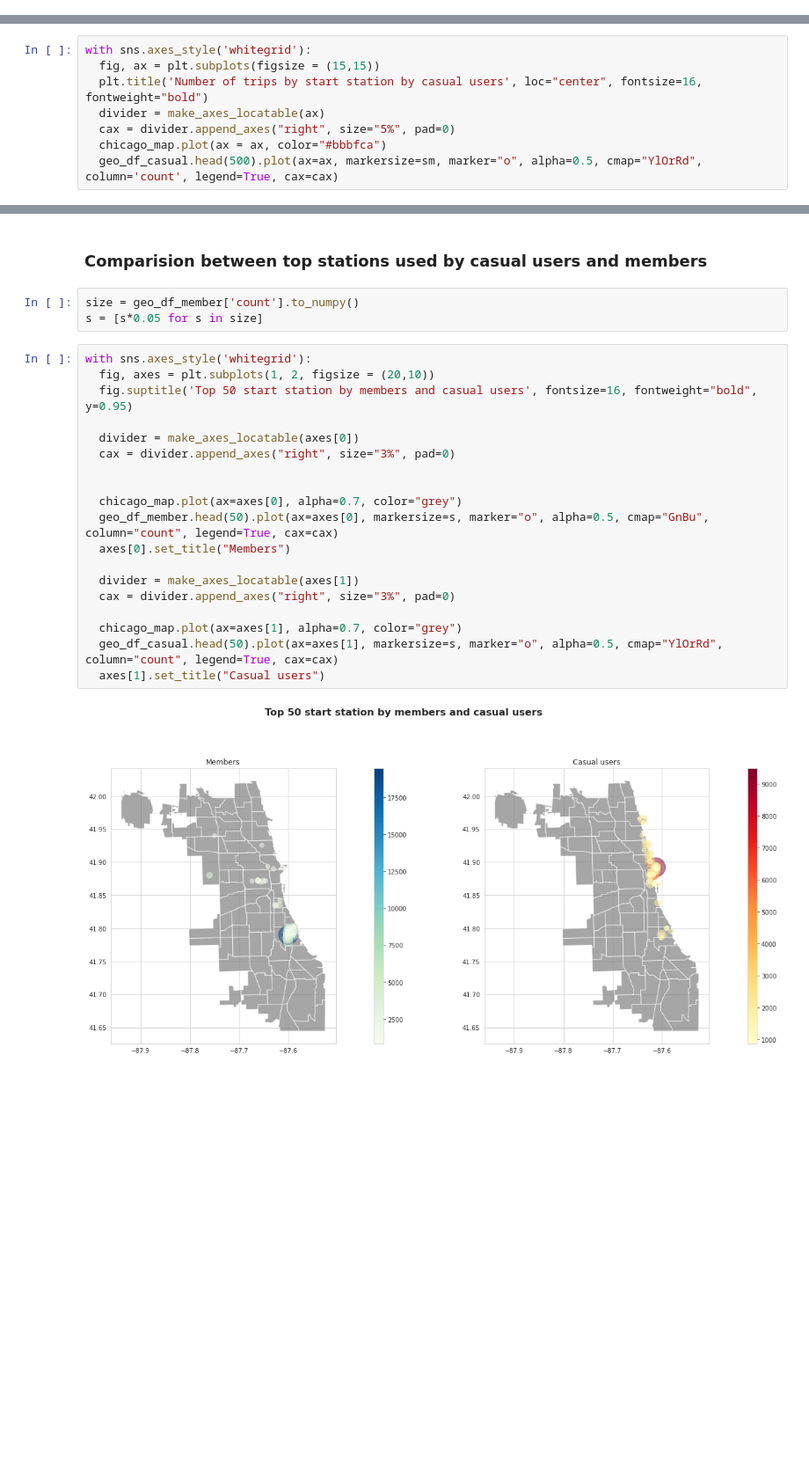
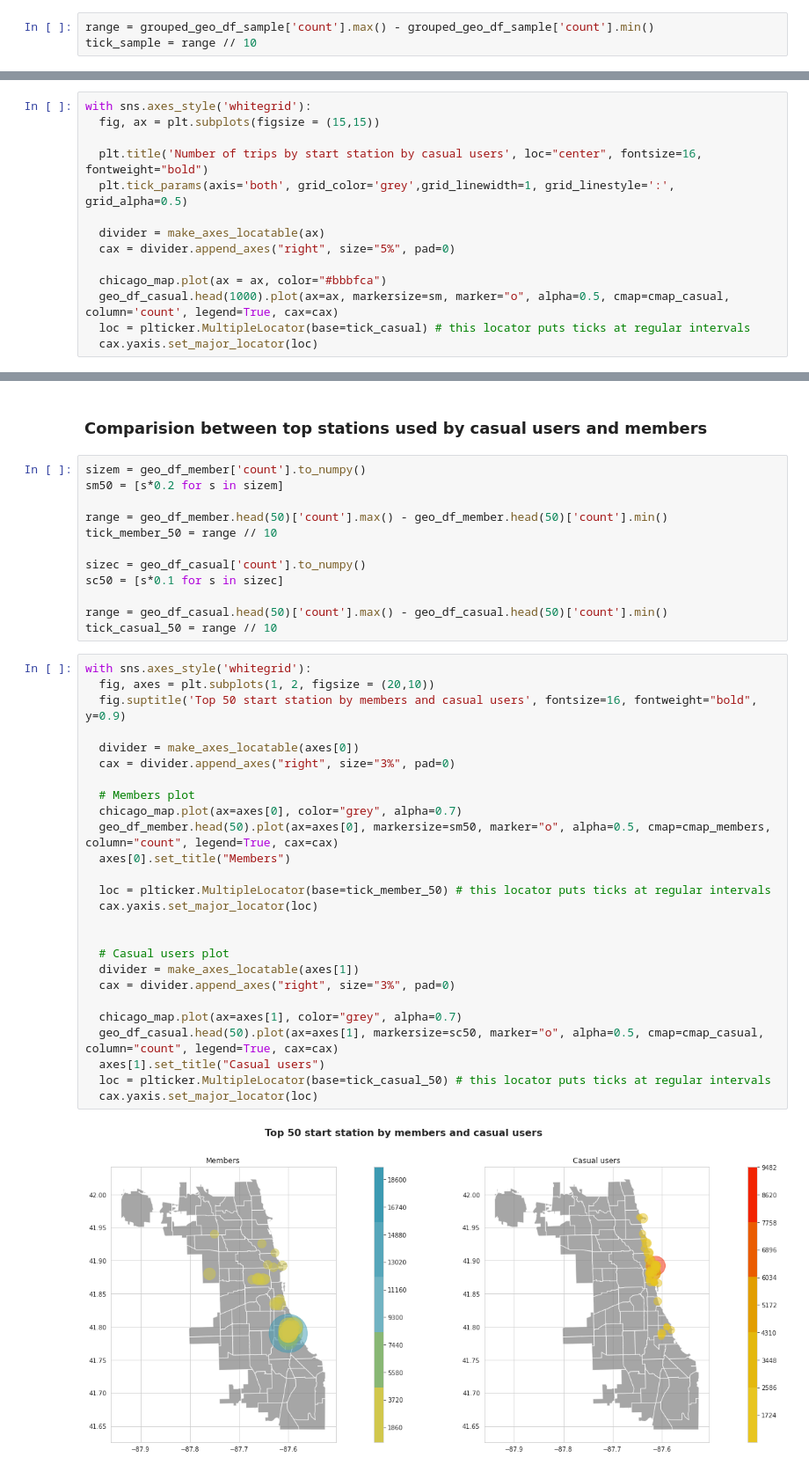
Before and after one commit to anamilanezi/google-data-analytics, a Jupyter notebook: Sample_LatLong.ipynb, the cells around one changed output, grey strips where cells are left out. Shown at 88% size. Saved outputs shown, nothing was run; the diff lists cells and outputs as text; blank space fills up the shorter version.

```diff
--- a/Sample_LatLong.ipynb
+++ b/Sample_LatLong.ipynb
@@ -547,6 +520,9 @@ gs = [Point(x) for x in grouped_big_sample['start_lng_lat']]
 grouped_geo_df_sample = gpd.GeoDataFrame(grouped_big_sample, crs="EPSG:4326", geometry=gs)
 # %%
 grouped_geo_df_sample = grouped_geo_df_sample.sort_values(by='count', ascending=True)
+# %%
+range = grouped_geo_df_sample['count'].max() - grouped_geo_df_sample['count'].min()
+tick_sample = range // 10
 # %%
 with sns.axes_style('whitegrid'):
   fig, ax = plt.subplots(figsize = (12,14))
@@ -660,9 +671,15 @@ sm = [s*0.1 for s in sizem]
 # %%
 with sns.axes_style('whitegrid'):
   fig, ax = plt.subplots(figsize = (15,15))
+
   plt.title('Number of trips by start station by casual users', loc="center", fontsize=16, fontweight="bold")
+  plt.tick_params(axis='both', grid_color='grey',grid_linewidth=1, grid_linestyle=':', grid_alpha=0.5)
+
   divider = make_axes_locatable(ax)
   cax = divider.append_axes("right", size="5%", pad=0)
+
   chicago_map.plot(ax = ax, color="#bbbfca")
-  geo_df_casual.head(500).plot(ax=ax, markersize=sm, marker="o", alpha=0.5, cmap="YlOrRd", column='count', legend=True, cax=cax)
+  geo_df_casual.head(1000).plot(ax=ax, markersize=sm, marker="o", alpha=0.5, cmap=cmap_casual, column='count', legend=True, cax=cax)
+  loc = plticker.MultipleLocator(base=tick_casual) # this locator puts ticks at regular intervals
+  cax.yaxis.set_major_locator(loc)
 # %% [output]
@@ -670,26 +687,42 @@ with sns.axes_style('whitegrid'):
 # %% [markdown]
 ### Comparision between top stations used by casual users and members
-# %%
-size = geo_df_member['count'].to_numpy()
-s = [s*0.05 for s in size]
+# %%
+sizem = geo_df_member['count'].to_numpy()
+sm50 = [s*0.2 for s in sizem]
+
+range = geo_df_member.head(50)['count'].max() - geo_df_member.head(50)['count'].min()
+tick_member_50 = range // 10
+
+sizec = geo_df_casual['count'].to_numpy()
+sc50 = [s*0.1 for s in sizec]
+
+range = geo_df_casual.head(50)['count'].max() - geo_df_casual.head(50)['count'].min()
+tick_casual_50 = range // 10
 # %%
 with sns.axes_style('whitegrid'):
   fig, axes = plt.subplots(1, 2, figsize = (20,10))
-  fig.suptitle('Top 50 start station by members and casual users', fontsize=16, fontweight="bold", y=0.95)
+  fig.suptitle('Top 50 start station by members and casual users', fontsize=16, fontweight="bold", y=0.9)
 
   divider = make_axes_locatable(axes[0])
   cax = divider.append_axes("right", size="3%", pad=0)
 
-
-  chicago_map.plot(ax=axes[0], alpha=0.7, color="grey")
-  geo_df_member.head(50).plot(ax=axes[0], markersize=s, marker="o", alpha=0.5, cmap="GnBu", column="count", legend=True, cax=cax)
+  # Members plot
+  chicago_map.plot(ax=axes[0], color="grey", alpha=0.7)
+  geo_df_member.head(50).plot(ax=axes[0], markersize=sm50, marker="o", alpha=0.5, cmap=cmap_members, column="count", legend=True, cax=cax)
   axes[0].set_title("Members")
 
+  loc = plticker.MultipleLocator(base=tick_member_50) # this locator puts ticks at regular intervals
+  cax.yaxis.set_major_locator(loc)
+
+
+  # Casual users plot
   divider = make_axes_locatable(axes[1])
   cax = divider.append_axes("right", size="3%", pad=0)
 
-  chicago_map.plot(ax=axes[1], alpha=0.7, color="grey")
-  geo_df_casual.head(50).plot(ax=axes[1], markersize=s, marker="o", alpha=0.5, cmap="YlOrRd", column="count", legend=True, cax=cax)
+  chicago_map.plot(ax=axes[1], color="grey", alpha=0.7)
+  geo_df_casual.head(50).plot(ax=axes[1], markersize=sc50, marker="o", alpha=0.5, cmap=cmap_casual, column="count", legend=True, cax=cax)
   axes[1].set_title("Casual users")
+  loc = plticker.MultipleLocator(base=tick_casual_50) # this locator puts ticks at regular intervals
+  cax.yaxis.set_major_locator(loc)
 # %% [output]
-[figure, old version]
+[figure, new version]
```
Also changed, not shown: parts of 84 cells of this notebook.
